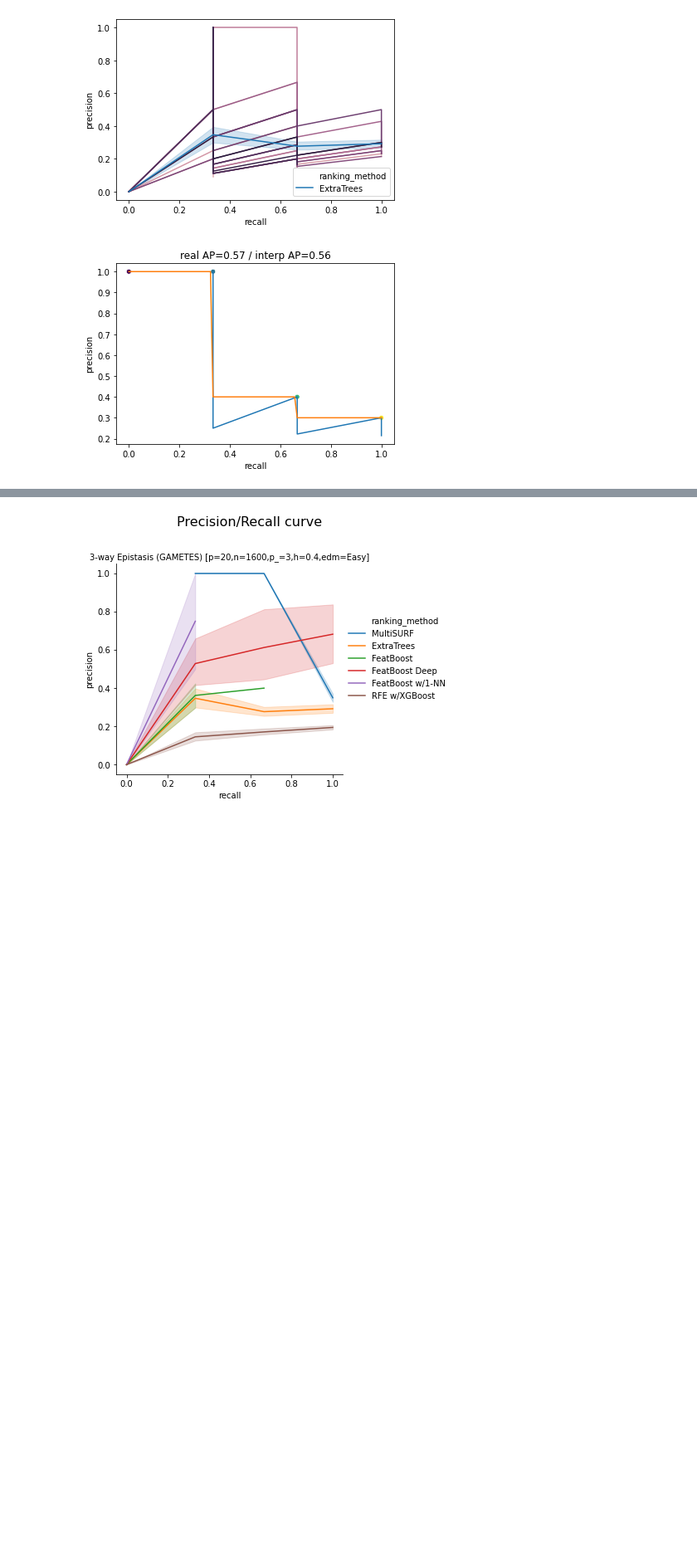
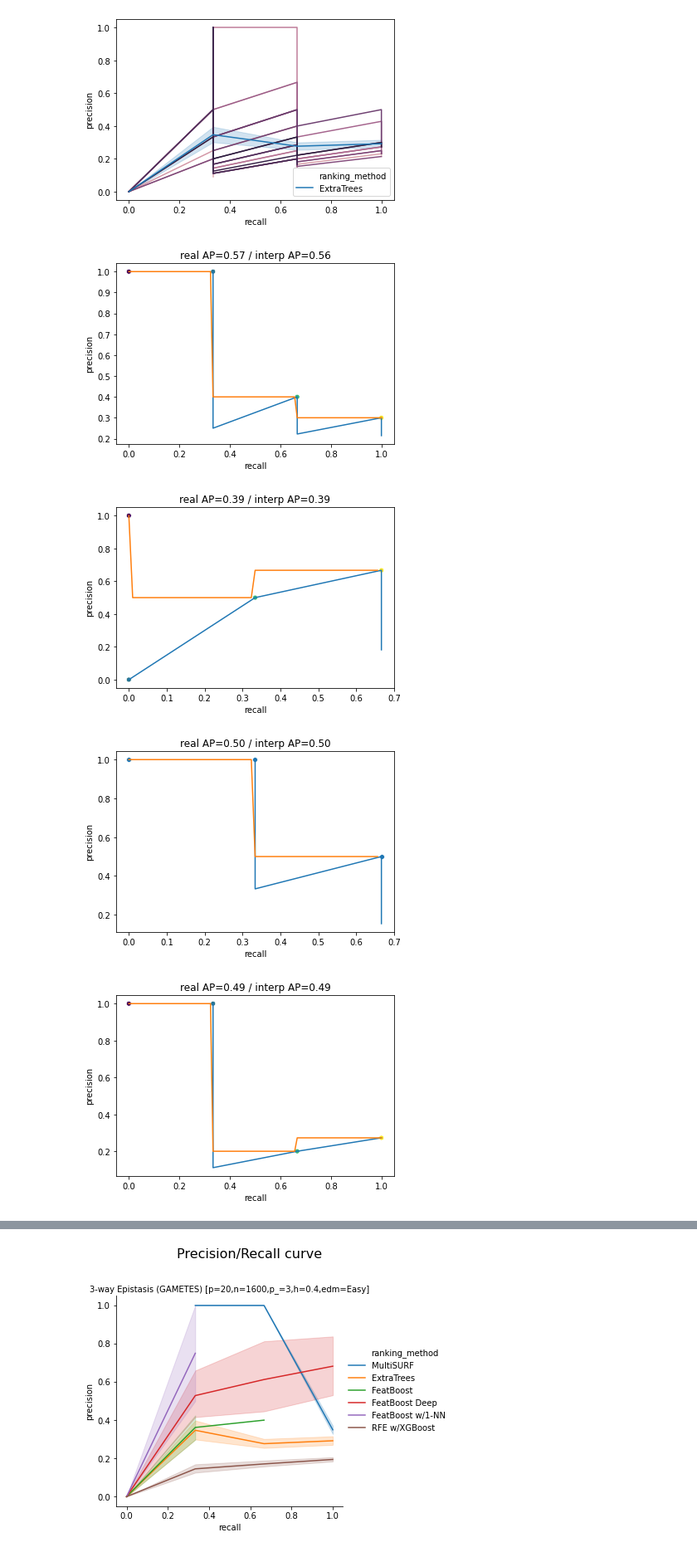
Before and after one commit to dunnkers/feature-selection, a Jupyter notebook: analysis/benchmark-20200524/stat-analysis.ipynb, the cells around one changed output, grey strips where cells are left out. Shown at 83% size. Cells and saved outputs as stored; diff of their text form; code cells hidden in the pictures; blank space fills up the shorter version.

Commit message:
Finish PR/AP interpolation functions

```diff
--- a/analysis/benchmark-20200524/stat-analysis.ipynb
+++ b/analysis/benchmark-20200524/stat-analysis.ipynb
@@ -56,10 +56,10 @@ def interpolate_mean_roc(replicas):
     return mean_x, mean_y, auc
 
 interpdata = []
-for key, data in tqdm(statdata.groupby([ 'description', 'ranking_method' ])):
+for key, replicas in tqdm(statdata.groupby([ 'description', 'ranking_method' ])):
     description, ranking_method = key
-    name = data['name'].values[0]
-    fpr, tpr, roc_auc = interpolate_mean_roc(data)
+    name = replicas['name'].values[0]
+    fpr, tpr, roc_auc = interpolate_mean_roc(replicas)
 
     interpdata.append(pd.DataFrame(data={
         'description': description,
@@ -105,44 +121,58 @@ def interpolate_pr(replica):
     def max_precision(recall): # find max precision value given recall
         return replica[replica['recall'] == recall]['precision'].max()
     precisions = list(map(max_precision, recalls))
-    return np.r_[1, precisions], np.r_[0, recalls]
+    precision, recall = np.r_[1, precisions], np.r_[0, recalls]
+    AP = np.sum(np.r_[0, np.diff(recall)] * precision)
+    return precision, recall, AP
 
 def sample_interp_pr(precision, recall):
-    recalls = np.linspace(0, recall.max(), 100)
-    fn = interpolate.interp1d(recall, precision, kind='next')
+    fn = interpolate.interp1d(recall, precision, kind='next',\
+                              bounds_error=False) # fill out of bounds with NaN's
                               # fill_value='extrapolate')
                               # extrapolating would mean finishing
                               # any curve by filling the last values
                               # when curve stops before recall == 1.0
+    recalls = np.linspace(0, 1, 100)
     precisions = fn(recalls)
-    return precisions, recalls
+
+    # compute AP. exclude NaN's by interpolating only over real recall values.
+    real_recalls = np.linspace(0, recall.max(), 100)
+    real_precisions = fn(real_recalls)
+    AP = np.trapz(real_precisions, real_recalls) # interpolated AP
+
+    return precisions, recalls, AP
 
 def interpolate_ap(replica):
-    precision, recall = interpolate_pr(replica)
-    precision_, recall_ = sample_interp_pr(precision, recall)
-    AP = np.sum(np.r_[0, np.diff(recall)] * precision)
-    AP_ = np.trapz(precision_, recall_) # interpolated value
+    precision, recall, AP = interpolate_pr(replica)
+    precision_, recall_, AP_ = sample_interp_pr(precision, recall)
 
     sns.lineplot(data=replica, x='recall', y='precision', estimator=None, sort=False)
     sns.scatterplot(x=recall,y=precision)
     sns.lineplot(x=recall_,y=precision_)
     plt.title('real AP={:.2f} / interp AP={:.2f}'.format(AP, AP_))
     plt.show()
 
     return precision, recall, AP
 
 def interpolate_mean_ap(replicas):
     mAP = []
     mps = [] # mean precisions
-    for _, data in replicas.groupby('replica_no'):
-        interpolate_ap(data)
-        break
-    # mAP = np.mean(mAP)
+    for _, replica in replicas.groupby('replica_no'):
+        interpolate_ap(replica)
+        # precision, recall, AP = interpolate_pr(replica)
+        # mAP.append(AP)
+        # print(replica)
+        # break
+    mAP = np.mean(mAP)
+    print(mAP)
     # mps = np.mean(mps, axis=0)
 
 interpolate_mean_ap(et)
 # sns.lineplot(x=recall, y=precision)
 # plt.title('mAP={}'.format(mAP))
 # plt.show()
 # %% [output]
 [figure]
+[figure, added]
+[figure, added]
+[figure, added]
```
Also changed, not shown: parts of 2 cells of this notebook.
